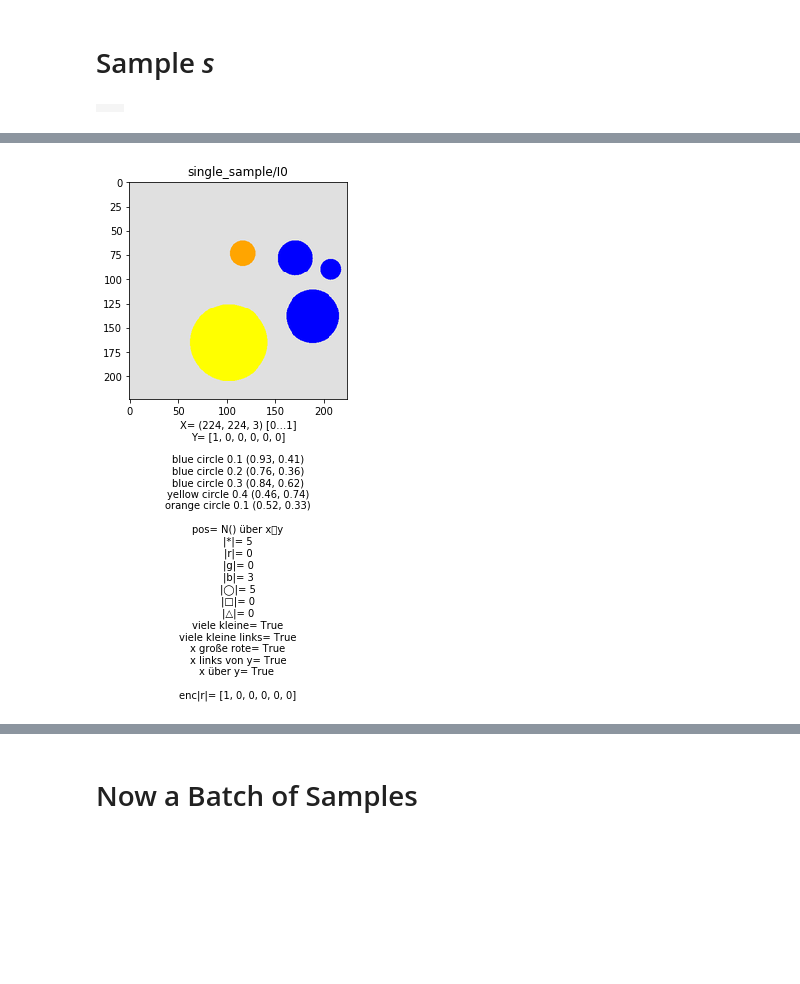
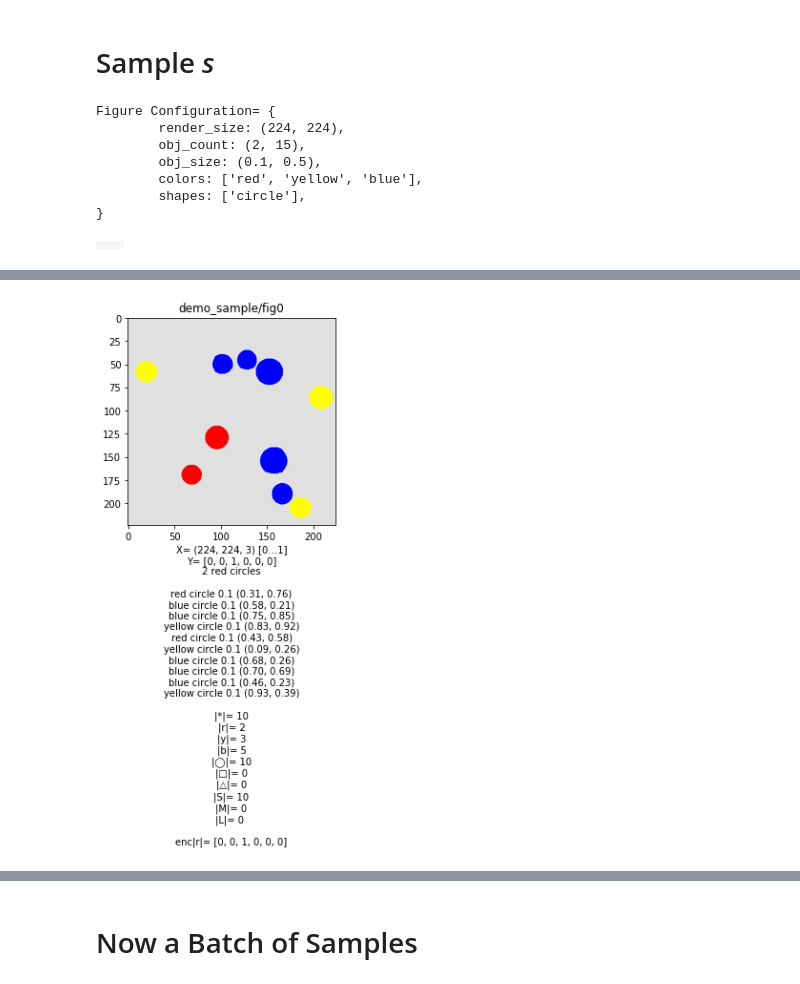
Before and after one commit to glouwa/app-kandinsky-pattern-generator, a Jupyter notebook: kandinsky_in_colab_Datagenerator_from_Frame.ipynb, the cells around one changed output, grey strips where cells are left out. Cells and saved outputs as stored; diff of their text form; code cells hidden in the pictures; blank space fills up the shorter version.

```diff
--- a/kandinsky_in_colab_Datagenerator_from_Frame.ipynb
+++ b/kandinsky_in_colab_Datagenerator_from_Frame.ipynb
@@ -103,2 +67,36 @@ count_shape = lambda f, c: reduce(lambda a, e: a + (1 if e.shape==c else 0), f,
+# %%
+max_count       = output_shape
+fig_id_format   = '%s/fig%06d'
+fig_path_format = './figures/%s.pkl'
+png_path_format = './images/%s.png'
+
+os.makedirs('./figures/', exist_ok=True)
+os.makedirs('./images/', exist_ok=True)
+
+def save_figure(fid, fig):
+    os.makedirs('./figures/%s'%fid.split('/')[0], exist_ok=True)
+    #print("create ir", path)
+    with open(fig_path_format%fid, 'wb+') as dbfile:
+        pickle.dump(fig, dbfile)
+
+def load_figure(fid):
+    with open(fig_path_format%fid, 'rb') as dbfile:
+        return pickle.load(dbfile)
+
+def load_pil(fid):
+    return PIL.Image.open(png_path_format%fid).resize(image_shape, PIL.Image.LANCZOS)
+
+def save_pil(fid, pil):
+    os.makedirs('./images/%s'%fid.split('/')[0], exist_ok=True)
+    pil.save(png_path_format%(fid))
+
+def load_image(path): # used to predict image which are not in sets (like parrot)
+    return PIL.Image.open(path).resize(image_shape, PIL.Image.LANCZOS)
+
+to_onehot    = lambda val, max_int: [1 if val == i else 0 for i in range(max_int)]
+count_color  = lambda f, c: reduce(lambda a, e: a + (1 if e.color==c else 0), f, 0)
+count_shape  = lambda f, c: reduce(lambda a, e: a + (1 if e.shape==c else 0), f, 0)
+count_size   = lambda f, c: reduce(lambda a, e: a + (1 if e.size > c[0] and e.size <= c[1] else 0), f, 0)
+to_line_list = lambda dic:"\n\t".join("{:}: {},".format(k, v) for k, v in dic.items())
 # %% [markdown]
 # Sample *s*
@@ -211,26 +202,33 @@ class Sample:
 # %%
 #@title Create a Sample { vertical-output: true, output-height: 500 }
 
+print("Figure Configuration= {\n\t%s\n}"%to_line_list(default_figure_config))
+
 grid = widgets.Grid(1, 2)
-#https://colab.research.google.com/notebooks/widgets.ipynb#scrollTo=P6xc9QVFSlrw
-
 with grid.output_to(0, 0):
-    example = Sample('single_sample', 0)
+    example = Sample('demo_sample/fig0', default_figure_config)
     example.plot(verbose=2)
 
 with grid.output_to(0, 1):
-    example_loaded = Sample('single_sample', 0)
+    example_loaded = Sample('demo_sample/fig0', default_figure_config)
     example_loaded.plot(verbose=2)
 
 # plot demo
 #https://colab.research.google.com/github/jakevdp/PythonDataScienceHandbook/blob/master/
 #notebooks/04.08-Multiple-Subplots.ipynb
 # %% [output]
+Figure Configuration= {
+        render_size: (224, 224),
+        obj_count: (2, 15),
+        obj_size: (0.1, 0.5),
+        colors: ['red', 'yellow', 'blue'],
+        shapes: ['circle'],
+}
 |  |  |
 [interactive output not drawn]
 [interactive output not drawn]
 [interactive output not drawn]
-[figure, old version]
+[figure, new version]
 [interactive output not drawn]
 [interactive output not drawn]
 [interactive output not drawn]
```
Also changed, not shown: parts of 53 cells of this notebook.
